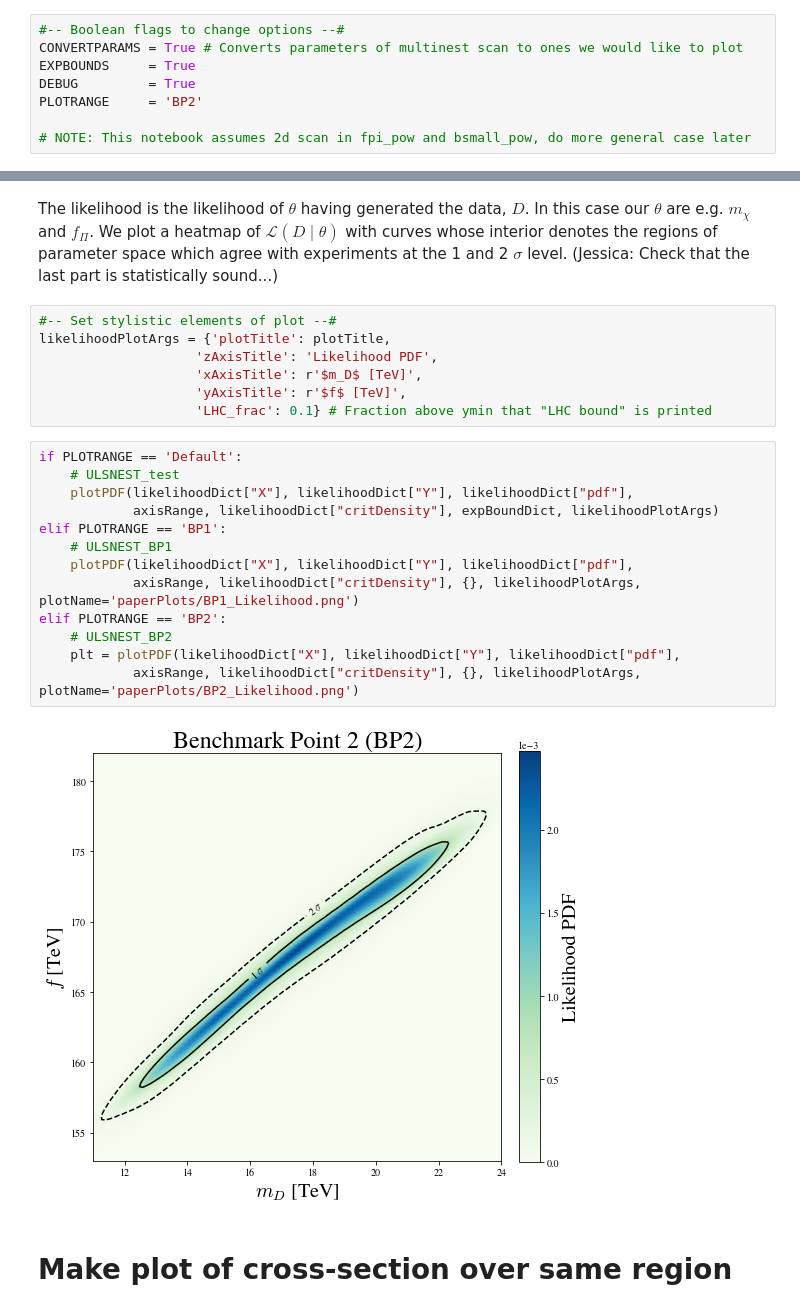
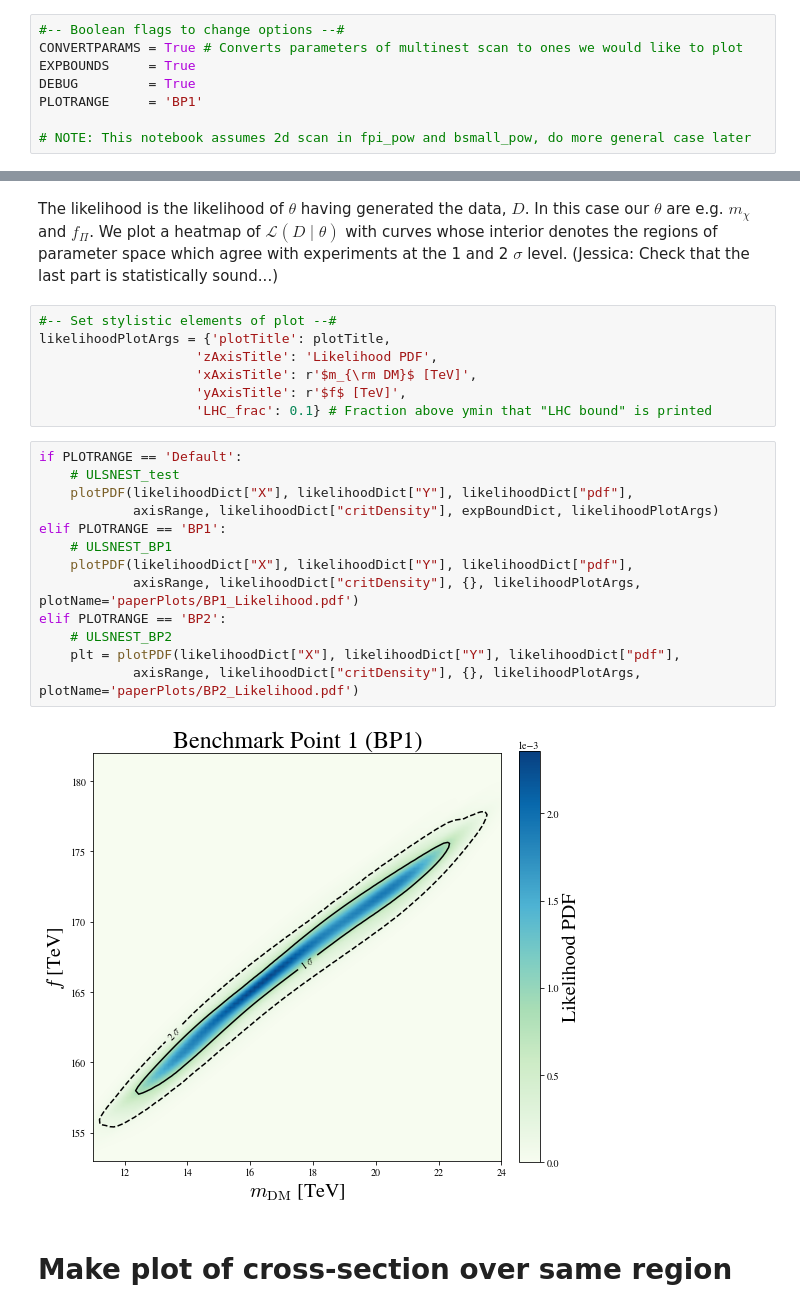
Before and after one commit to jnhoward/SU2LDM_public, a Jupyter notebook: makePaperPlots.ipynb, the cells around one changed output, grey strips where cells are left out. Saved outputs shown, nothing was run; the diff lists cells and outputs as text.

```diff
--- a/makePaperPlots.ipynb
+++ b/makePaperPlots.ipynb
@@ -15,7 +15,7 @@ sys.path.append("plottingUtils/")
 CONVERTPARAMS = True # Converts parameters of multinest scan to ones we would like to plot
 EXPBOUNDS     = True
 DEBUG         = True
-PLOTRANGE     = 'BP2'
+PLOTRANGE     = 'BP1'
 
 # NOTE: This notebook assumes 2d scan in fpi_pow and bsmall_pow, do more general case later
 # %%
@@ -277,24 +277,24 @@ The likelihood is the likelihood of $\theta$ having generated the data, $D$. In
 #-- Set stylistic elements of plot --#
 likelihoodPlotArgs = {'plotTitle': plotTitle,
                     'zAxisTitle': 'Likelihood PDF',
-                    'xAxisTitle': r'$m_D$ [TeV]',
+                    'xAxisTitle': r'$m_{\rm DM}$ [TeV]',
                     'yAxisTitle': r'$f$ [TeV]',
                     'LHC_frac': 0.1} # Fraction above ymin that "LHC bound" is printed
 # %%
 if PLOTRANGE == 'Default':
     # ULSNEST_test
     plotPDF(likelihoodDict["X"], likelihoodDict["Y"], likelihoodDict["pdf"],
             axisRange, likelihoodDict["critDensity"], expBoundDict, likelihoodPlotArgs)
 elif PLOTRANGE == 'BP1':
     # ULSNEST_BP1
     plotPDF(likelihoodDict["X"], likelihoodDict["Y"], likelihoodDict["pdf"],
-            axisRange, likelihoodDict["critDensity"], {}, likelihoodPlotArgs, plotName='paperPlots/BP1_Likelihood.png')
+            axisRange, likelihoodDict["critDensity"], {}, likelihoodPlotArgs, plotName='paperPlots/BP1_Likelihood.pdf')
 elif PLOTRANGE == 'BP2':
     # ULSNEST_BP2
     plt = plotPDF(likelihoodDict["X"], likelihoodDict["Y"], likelihoodDict["pdf"],
-            axisRange, likelihoodDict["critDensity"], {}, likelihoodPlotArgs, plotName='paperPlots/BP2_Likelihood.png')
+            axisRange, likelihoodDict["critDensity"], {}, likelihoodPlotArgs, plotName='paperPlots/BP2_Likelihood.pdf')
 # %% [output]
-[figure, old version]
+[figure, new version]
 # %% [markdown]
 # Make plot of cross-section over same region
 # %%
```
Also changed, not shown: parts of 9 cells of this notebook, 12 other files.
